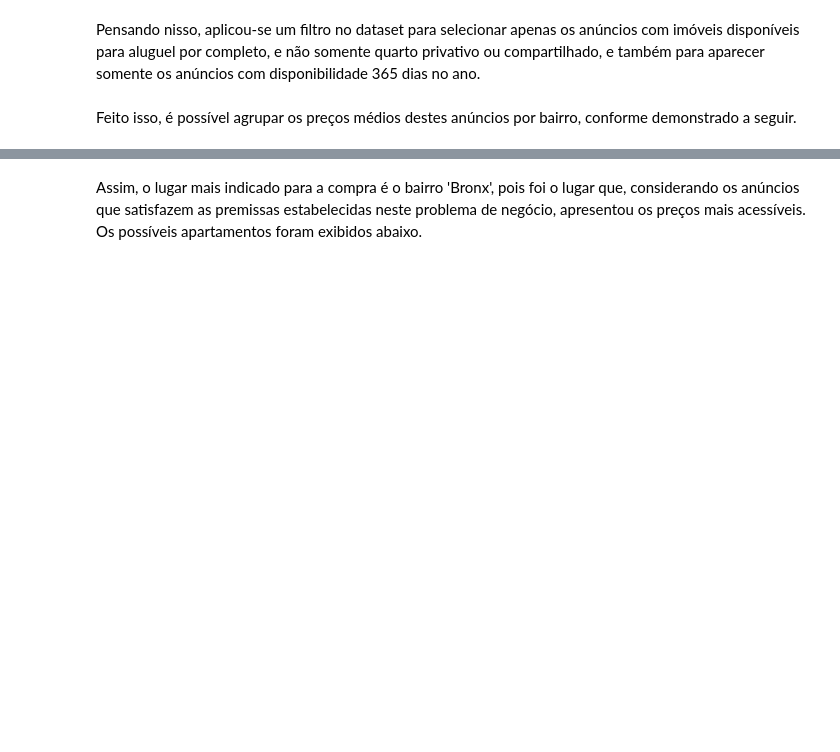
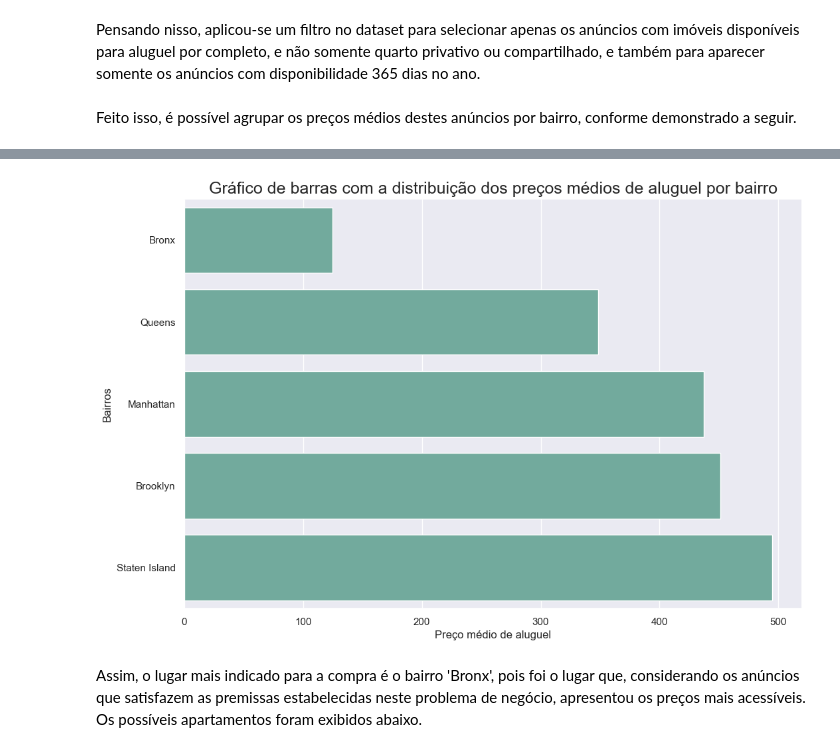
Before and after one commit to rfprates/LH_CD_RODRIGOPRATES, a Jupyter notebook: reports_eda/EDA.ipynb, the cells around one changed output, grey strips where cells are left out. Cells and saved outputs as stored; diff of their text form; code cells hidden in the pictures; blank space fills up the shorter version.

Commit message:
update_eda_graphics

```diff
--- a/reports_eda/EDA.ipynb
+++ b/reports_eda/EDA.ipynb
@@ -466,4 +466,4 @@ df_entire_home_apt = df[(df['room_type']=='Entire home/apt')&(df['disponibilidad
 Feito isso, é possível agrupar os preços médios destes anúncios por bairro, conforme demonstrado a seguir.
 # %%
 # agrupando, no dataset filtrado, o preço médio de aluguel por bairro, exibindo os resultados do menor para o maior
-df_entire_home_apt.groupby(by = 'bairro_group')['price'].agg('mean').sort_values(ascending = True)
+series_bairro = df_entire_home_apt.groupby(by = 'bairro_group')['price'].agg('mean').sort_values(ascending = True)
@@ -478,3 +479,25 @@ Name: price, dtype: float64
+# %%
+# ajuste do tamanho da figura
+plt.figure(figsize = (12,8))
+
+# plotando o gráfico
+sns.barplot(
+    data = series_bairro.reset_index(),
+    y = 'bairro_group',
+    x = 'price',
+    color = color
+)
+
+# título do gráfico
+plt.title('Gráfico de barras com a distribuição dos preços médios de aluguel por bairro', fontsize = 18)
+
+# nomeando o eixo Y
+plt.ylabel('Bairros', fontsize = 12)
+
+# nomeando o eixo X
+plt.xlabel('Preço médio de aluguel', fontsize = 12);
+# %% [output]
+[figure, added]
 # %% [markdown]
 Assim, o lugar mais indicado para a compra é o bairro 'Bronx', pois foi o lugar que, considerando os anúncios que satisfazem as premissas estabelecidas neste problema de negócio, apresentou os preços mais acessíveis. Os possíveis apartamentos foram exibidos abaixo.
 # %%
```
Also changed, not shown: parts of 4 cells of this notebook.
